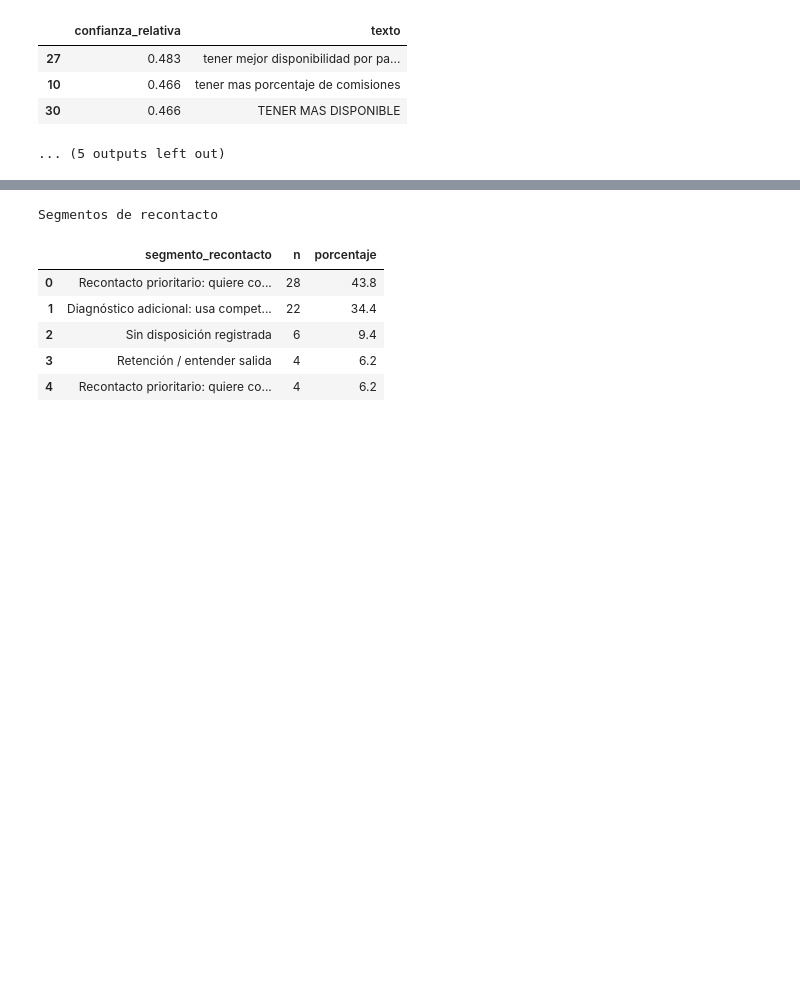
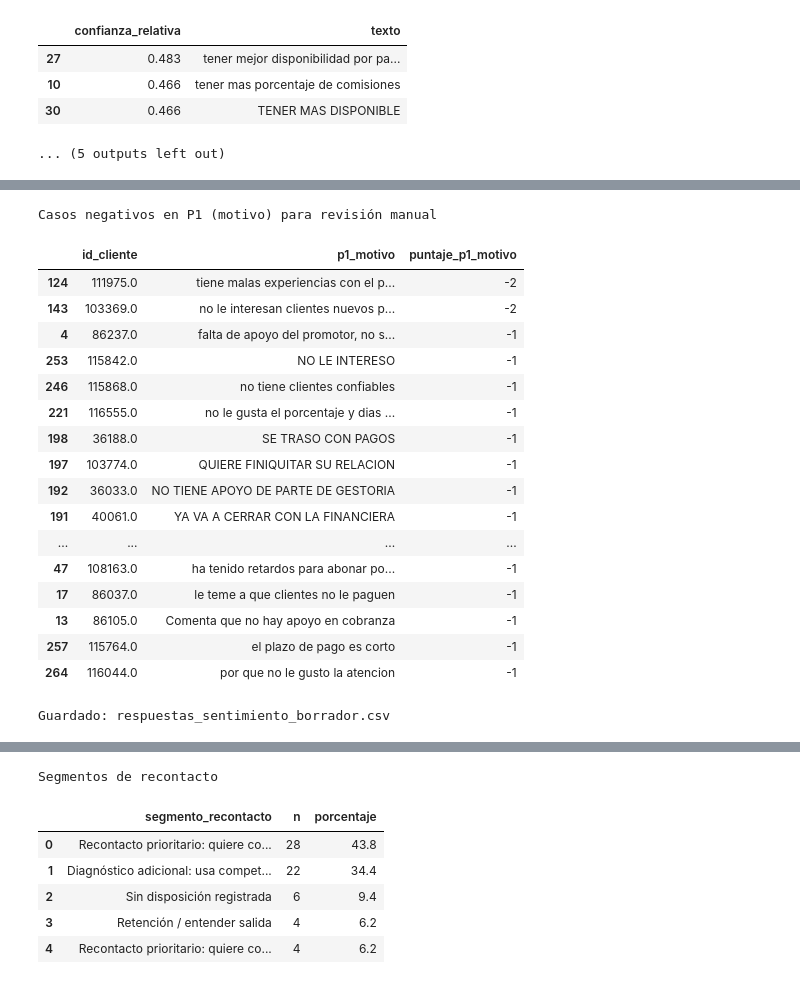
Before and after one commit to marifercc/cvv-encuestas-distribuidoras, a Jupyter notebook: notebooks/01_diagnostico_datos.ipynb, the cells around one changed output, grey strips where cells are left out. Drawn from its saved outputs; the diff is of its cells as text; code cells hidden in the pictures; blank space fills up the shorter version.

```diff
--- a/notebooks/01_diagnostico_datos.ipynb
+++ b/notebooks/01_diagnostico_datos.ipynb
@@ -638 +841,30 @@ Tema 1
+# %%
+print("Casos negativos en P1 (motivo) para revisión manual")
+casos_negativos_p1 = respuestas_sentimiento[
+    respuestas_sentimiento["sentimiento_p1_motivo"] == "Negativo"
+][["id_cliente", "p1_motivo", "puntaje_p1_motivo"]].sort_values("puntaje_p1_motivo")
+display(casos_negativos_p1)
+
+respuestas_sentimiento.to_csv("../data/processed/respuestas_sentimiento_borrador.csv", index=False)
+print("Guardado: respuestas_sentimiento_borrador.csv")
+# %% [output]
+Casos negativos en P1 (motivo) para revisión manual
+|  | id_cliente | p1_motivo | puntaje_p1_motivo |
+| 124 | 111975.0 | tiene malas experiencias con el p... | -2 |
+| 143 | 103369.0 | no le interesan clientes nuevos p... | -2 |
+| 4 | 86237.0 | falta de apoyo del promotor, no s... | -1 |
+| 253 | 115842.0 | NO LE INTERESO | -1 |
+| 246 | 115868.0 | no tiene clientes confiables | -1 |
+| 221 | 116555.0 | no le gusta el porcentaje y dias ... | -1 |
+| 198 | 36188.0 | SE TRASO CON PAGOS | -1 |
+| 197 | 103774.0 | QUIERE FINIQUITAR SU RELACION | -1 |
+| 192 | 36033.0 | NO TIENE APOYO DE PARTE DE GESTORIA | -1 |
+| 191 | 40061.0 | YA VA A CERRAR CON LA FINANCIERA | -1 |
+| ... | ... | ... | ... |
+| 47 | 108163.0 | ha tenido retardos para abonar po... | -1 |
+| 17 | 86037.0 | le teme a que clientes no le paguen | -1 |
+| 13 | 86105.0 | Comenta que no hay apoyo en cobranza | -1 |
+| 257 | 115764.0 | el plazo de pago es corto | -1 |
+| 264 | 116044.0 | por que no le gusto la atencion | -1 |
+Guardado: respuestas_sentimiento_borrador.csv
 # %% [markdown]
```
Also changed, not shown: parts of 14 cells of this notebook, 5 other files.
